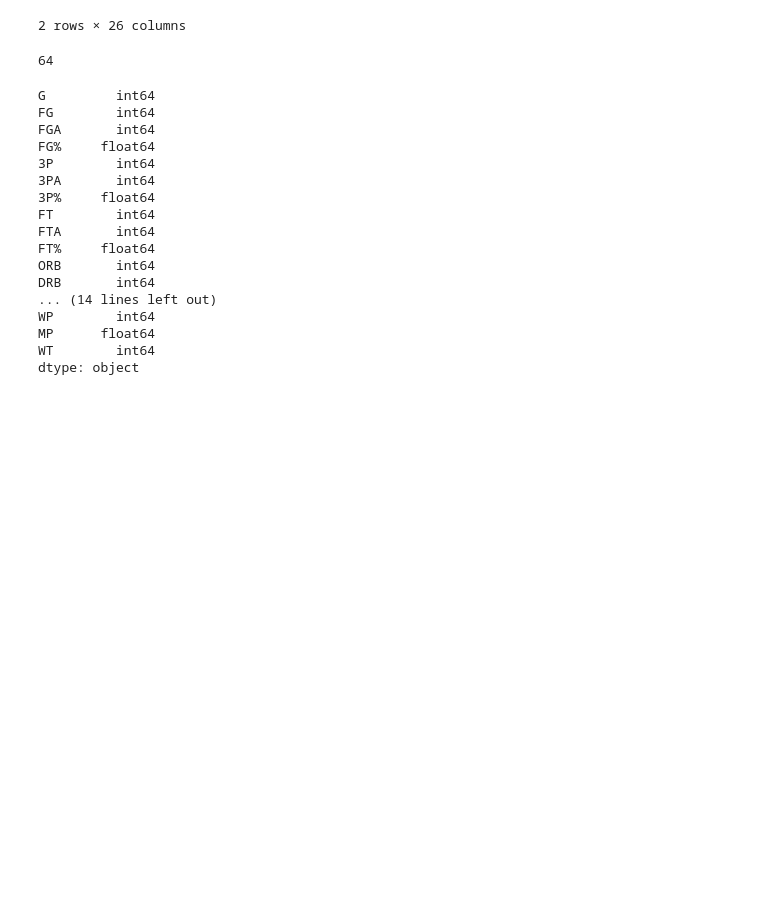
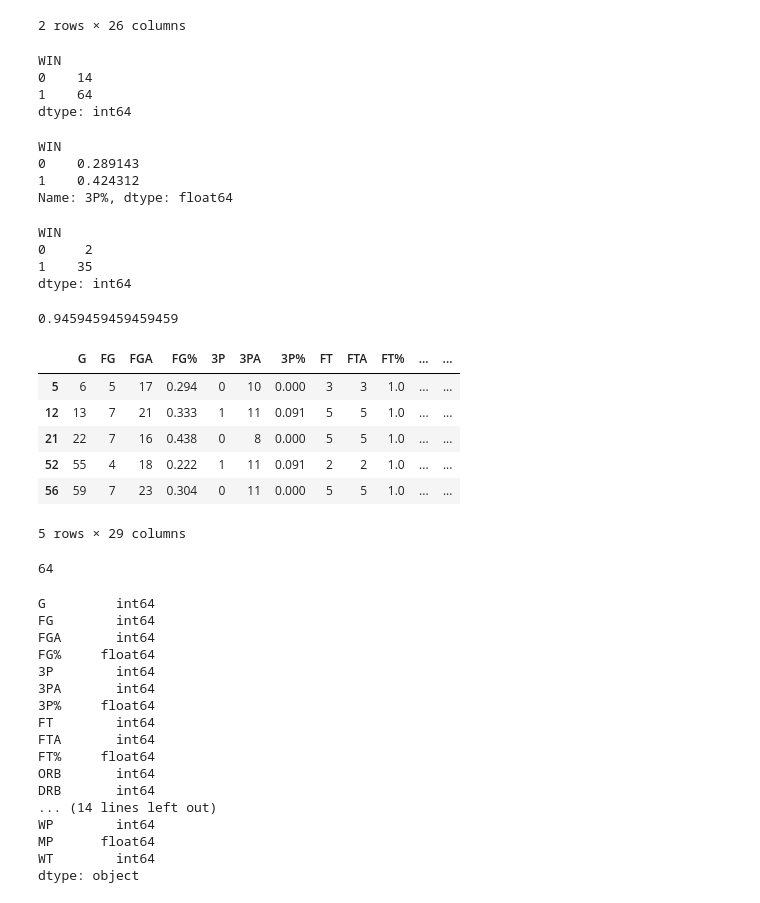
Before and after one commit to shilongzhuang/data-science-machine-learning, a Jupyter notebook: use-cases/nba-analysis/NAB Win Rate Analysis.ipynb, the cells around one changed output. Cells and saved outputs as stored; diff of their text form; code cells hidden in the pictures; blank space fills up the shorter version.

```diff
--- a/use-cases/nba-analysis/NAB Win Rate Analysis.ipynb
+++ b/use-cases/nba-analysis/NAB Win Rate Analysis.ipynb
@@ -97,6 +97,41 @@ nba.groupby('WIN').mean()
 | 0 | 42.928571 | 8.142857 | 19.428571 | 0.414429 | 3.000000 | 10.214286 | 0.289143 | 4.357143 | 4.785714 | 0.923714 | ... | ... |
 | 1 | 40.234375 | 8.625000 | 18.015625 | 0.478531 | 4.359375 | 10.000000 | 0.424313 | 4.015625 | 4.500000 | 0.890554 | ... | ... |
 2 rows × 26 columns
+# %%
+nba.groupby('WIN').size()
+# %% [output]
+WIN
+0    14
+1    64
+dtype: int64
+# %%
+nba.groupby('WIN')['3P%'].mean()
+# %% [output]
+WIN
+0    0.289143
+1    0.424312
+Name: 3P%, dtype: float64
+# %%
+nba[nba['3P%']>=0.40].groupby('WIN').size()
+# %% [output]
+WIN
+0     2
+1    35
+dtype: int64
+# %%
+35 / 37
+# %% [output]
+0.9459459459459459
+# %%
+nba[nba['3P%']<=0.10]
+# %% [output]
+|  | G | FG | FGA | FG% | 3P | 3PA | 3P% | FT | FTA | FT% | ... | ... |
+| 5 | 6 | 5 | 17 | 0.294 | 0 | 10 | 0.000 | 3 | 3 | 1.0 | ... | ... |
+| 12 | 13 | 7 | 21 | 0.333 | 1 | 11 | 0.091 | 5 | 5 | 1.0 | ... | ... |
+| 21 | 22 | 7 | 16 | 0.438 | 0 | 8 | 0.000 | 5 | 5 | 1.0 | ... | ... |
+| 52 | 55 | 4 | 18 | 0.222 | 1 | 11 | 0.091 | 2 | 2 | 1.0 | ... | ... |
+| 56 | 59 | 7 | 23 | 0.304 | 0 | 11 | 0.000 | 5 | 5 | 1.0 | ... | ... |
+5 rows × 29 columns
 # %%
 sum(nba['WIN'])
 # %% [output]
```
Also changed, not shown: parts of 1 cell of this notebook, 5 other files.
